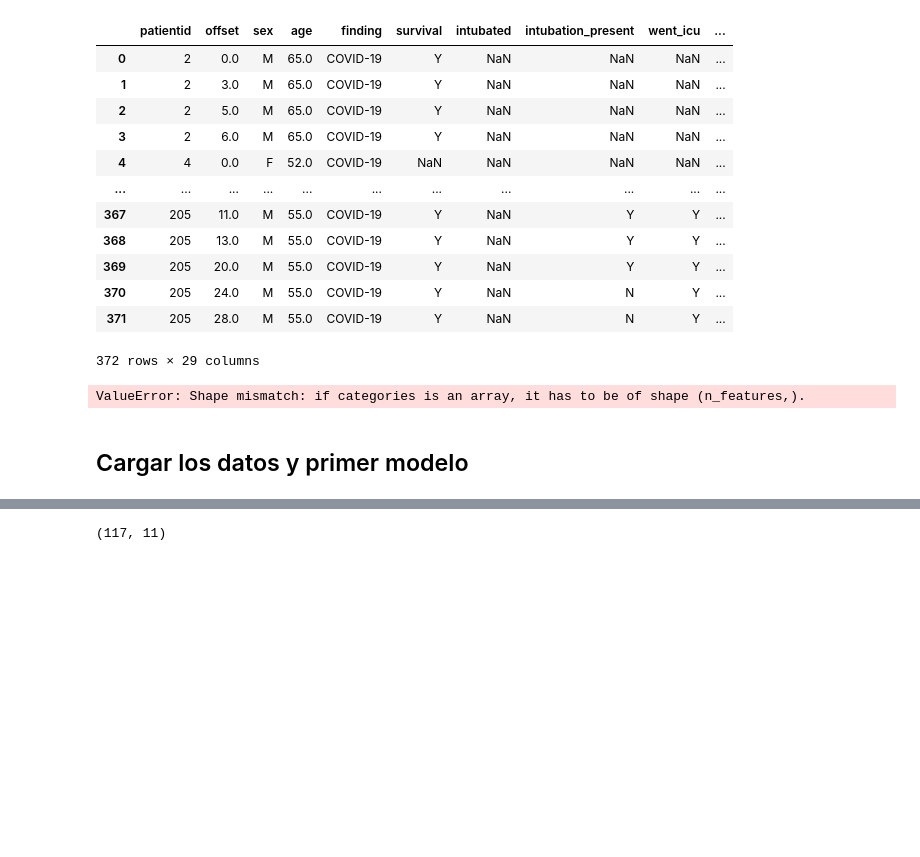
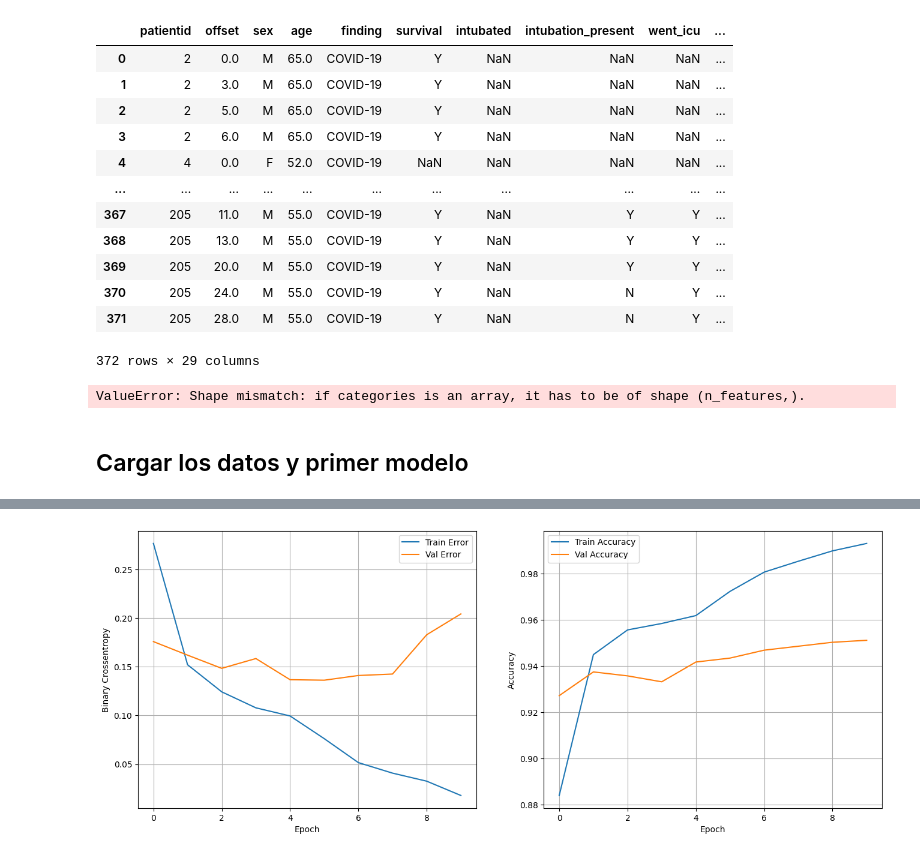
Before and after one commit to AlvarooGm/TFM, a Jupyter notebook: TFM.ipynb, the cells around one changed output, grey strips where cells are left out. Cells and saved outputs as stored; diff of their text form; code cells hidden in the pictures; blank space fills up the shorter version.

```diff
--- a/TFM.ipynb
+++ b/TFM.ipynb
@@ -135,7 +172,7 @@ Encoder = OneHotEncoder(handle_unknown='ignore',sparse_output=False)
 targets = Encoder.fit_transform(targets)
 # %%
 # Normalize and split the data
-x_train, x_test, y_train, y_test = train_test_split(images, targets, test_size=1/3,random_state=5)
+x_train, x_test, y_train, y_test = train_test_split(images, targets, test_size=0.2,random_state=5)
 # %%
 inputs = tf.keras.Input(shape=(255, 255, 1), name='input')
 
@@ -154,7 +191,7 @@ pool_2 = layers.MaxPooling2D(pool_size=(2, 2), name='pool_2')(conv_2)
 # Flattening
 flat = layers.Flatten(name='flatten')(pool_2)
 dense = layers.Dense(64, activation='relu', name='dense')(flat)
-outputs = layers.Dense(10, activation='softmax', name='output')(dense)
+outputs = layers.Dense(2, activation='sigmoid', name='output')(dense)
 
 model = keras.Model(inputs=inputs, outputs=outputs, name='first_model')
 # %%
@@ -186,14 +223,14 @@ Model: "first_model"
 # %%
 model.compile(
     optimizer='adam',
-    loss=tf.keras.losses.SparseCategoricalCrossentropy(),
+    loss='binary_crossentropy',
     metrics=['accuracy']
 )
 # %%
 epochs = 10
 model_results=model.fit(x=x_train,
                         y=y_train,
-                        batch_size=39,
+                        batch_size=16,
                         epochs=epochs,
                         validation_data=(x_test, y_test))
 # %% [output]
@@ -202,29 +257,27 @@ ValueError: Argument `output` must have rank (ndim) `target.ndim - 1`. Received:
-# %%
-y_test.shape
-# %% [output]
-(117, 11)
 # %%
 def show_loss_accuracy_evolution(history):
 
     hist = pd.DataFrame(history.history)
     hist['epoch'] = history.epoch
 
     fig, (ax1, ax2) = plt.subplots(1, 2, figsize=(16, 6))
 
     ax1.set_xlabel('Epoch')
-    ax1.set_ylabel('Sparse Categorical Crossentropy')
+    ax1.set_ylabel('Binary Crossentropy')
     ax1.plot(hist['epoch'], hist['loss'], label='Train Error')
     ax1.plot(hist['epoch'], hist['val_loss'], label = 'Val Error')
     ax1.grid()
     ax1.legend()
 
     ax2.set_xlabel('Epoch')
     ax2.set_ylabel('Accuracy')
     ax2.plot(hist['epoch'], hist['accuracy'], label='Train Accuracy')
     ax2.plot(hist['epoch'], hist['val_accuracy'], label = 'Val Accuracy')
     ax2.grid()
     ax2.legend()
 
     plt.show()
 
-show_loss_accuracy_evolution(history)
+show_loss_accuracy_evolution(model_results)
+# %% [output]
+[figure, added]
```
Also changed, not shown: parts of 7 cells of this notebook.
